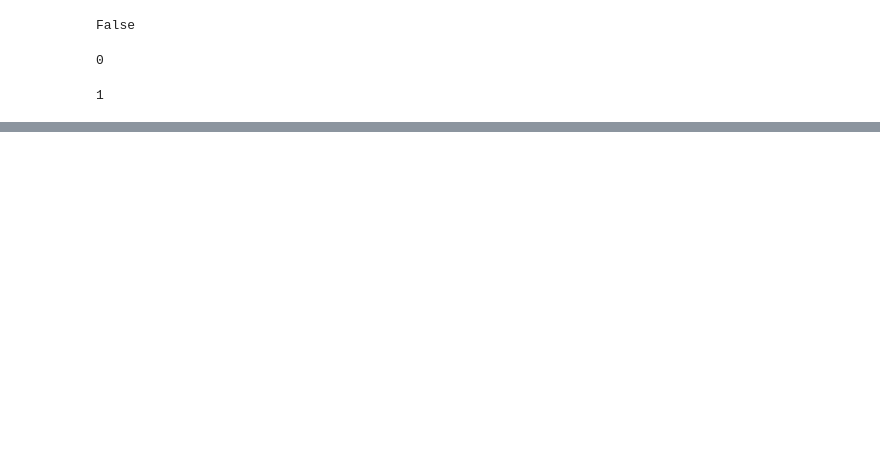
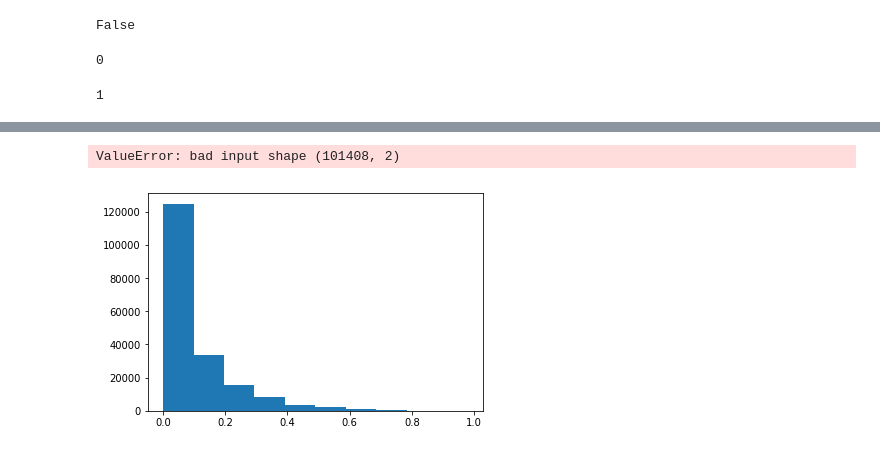
Before and after one commit to akarazeev/ML-6-7sem-MIPT-2017, a Jupyter notebook: hw4/task1/main.ipynb, the cells around one changed output, grey strips where cells are left out. Cells and saved outputs as stored; diff of their text form; code cells hidden in the pictures; blank space fills up the shorter version.

```diff
--- a/hw4/task1/main.ipynb
+++ b/hw4/task1/main.ipynb
@@ -404,6 +407,6 @@ notify('Done with submission!')
 %%time
 lrs = LogisticRegression()
 
-lrs.fit(new_train.drop(['x','vowels', 'caps', 'last', 'first', 'last_pair'], axis=1), train_y)
+lrs.fit(new_train.drop(['x','vowels', 'caps', 'length', 'first_pair', 'last_pair'], axis=1), train_y)
 notify('LR Trained!')
 # %% [output]
@@ -410,0 +415,11 @@ ValueError: Input contains NaN, infinity or a value too large for dtype('float64
+# %%
+roc_auc_score(train_y, lrs.predict_proba(new_train.drop(['x','vowels', 'caps', 'length', 'first_pair', 'last_pair'], axis=1)))
+# %% [output]
+ValueError: bad input shape (101408, 2)
+# %%
+sample_submission['Answer'] = lrs.predict_proba(new_test.drop(['x','vowels', 'caps', 'length', 'first_pair', 'last_pair'], axis=1))[:, 1]
+# %%
+plt.hist(sample_submission['Answer'])
+plt.show()
+# %% [output]
+[figure, added]
```
Also changed, not shown: parts of 19 cells of this notebook, 5 other files.
